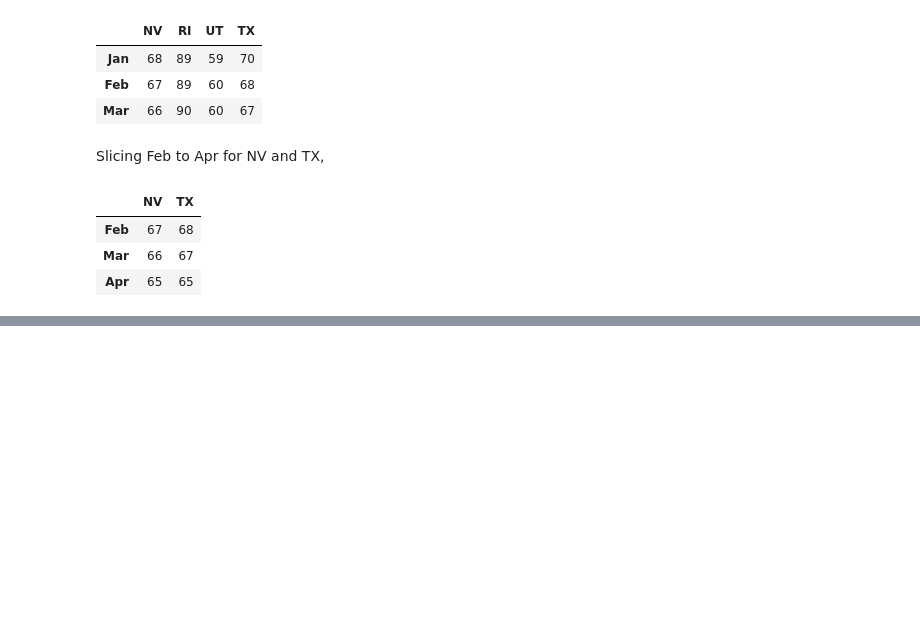
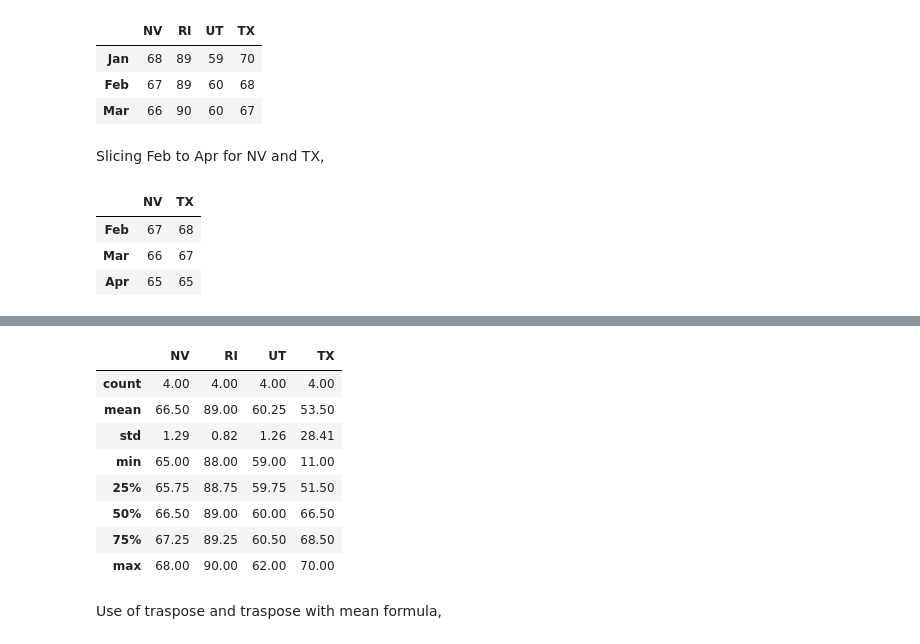
Before and after one commit to alej0ai/python_course, a Jupyter notebook: 6 - Arrays with NumPy.ipynb, the cells around one changed output, grey strips where cells are left out. Drawn from its saved outputs; the diff is of its cells as text; code cells hidden in the pictures; blank space fills up the shorter version.

```diff
--- a/6 - Arrays with NumPy.ipynb
+++ b/6 - Arrays with NumPy.ipynb
@@ -565,0 +632,16 @@ datafr1.loc['Feb':'Apr',['NV','TX']]
+# %%
+pd.set_option('display.precision',2)
+# %%
+datafr1.describe()
+# %% [output]
+|  | NV | RI | UT | TX |
+| count | 4.00 | 4.00 | 4.00 | 4.00 |
+| mean | 66.50 | 89.00 | 60.25 | 53.50 |
+| std | 1.29 | 0.82 | 1.26 | 28.41 |
+| min | 65.00 | 88.00 | 59.00 | 11.00 |
+| 25% | 65.75 | 88.75 | 59.75 | 51.50 |
+| 50% | 66.50 | 89.00 | 60.00 | 66.50 |
+| 75% | 67.25 | 89.25 | 60.50 | 68.50 |
+| max | 68.00 | 90.00 | 62.00 | 70.00 |
+# %% [markdown]
+Use of traspose and traspose with mean formula,
```
Also changed, not shown: parts of 22 cells of this notebook.
